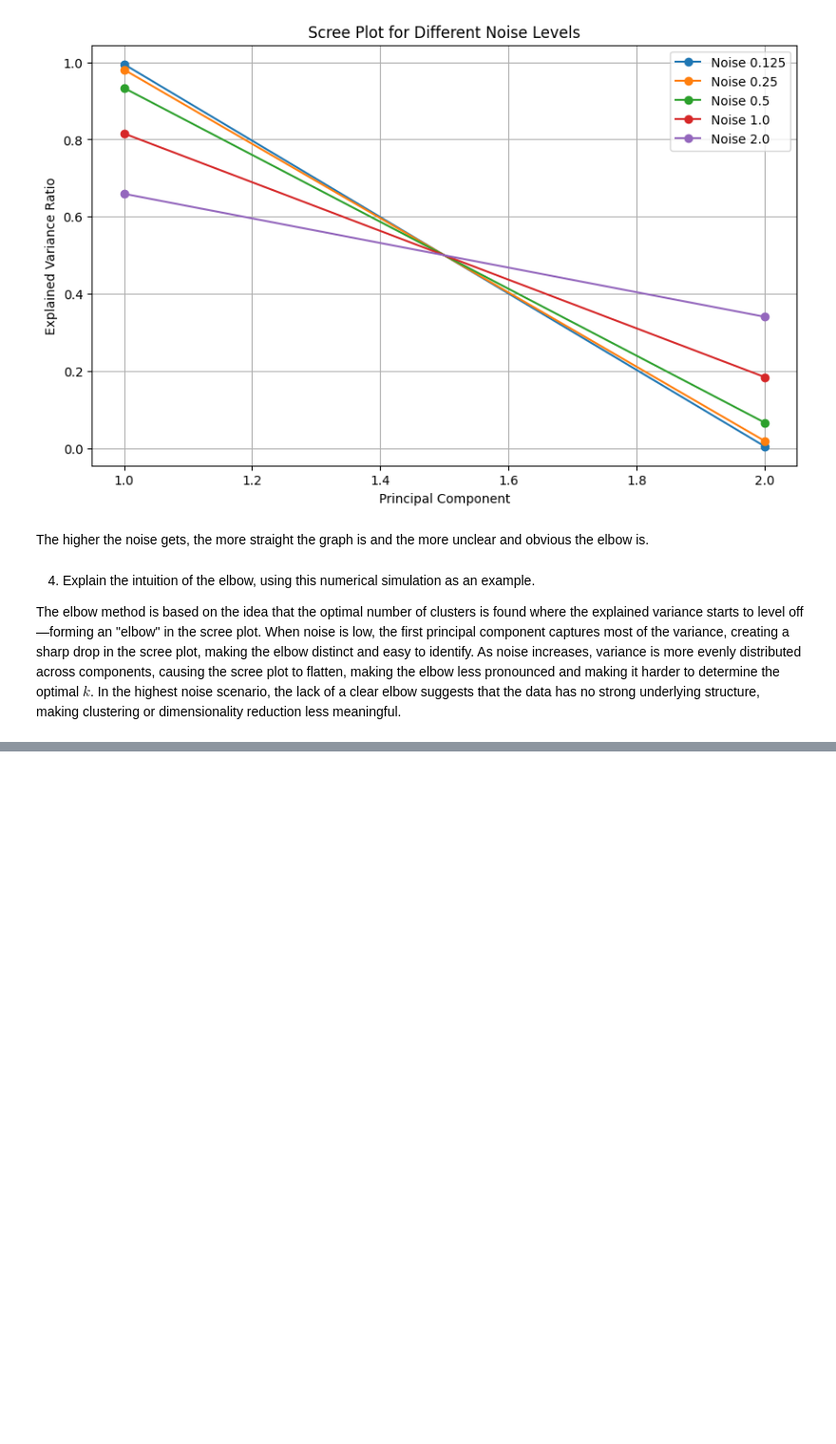
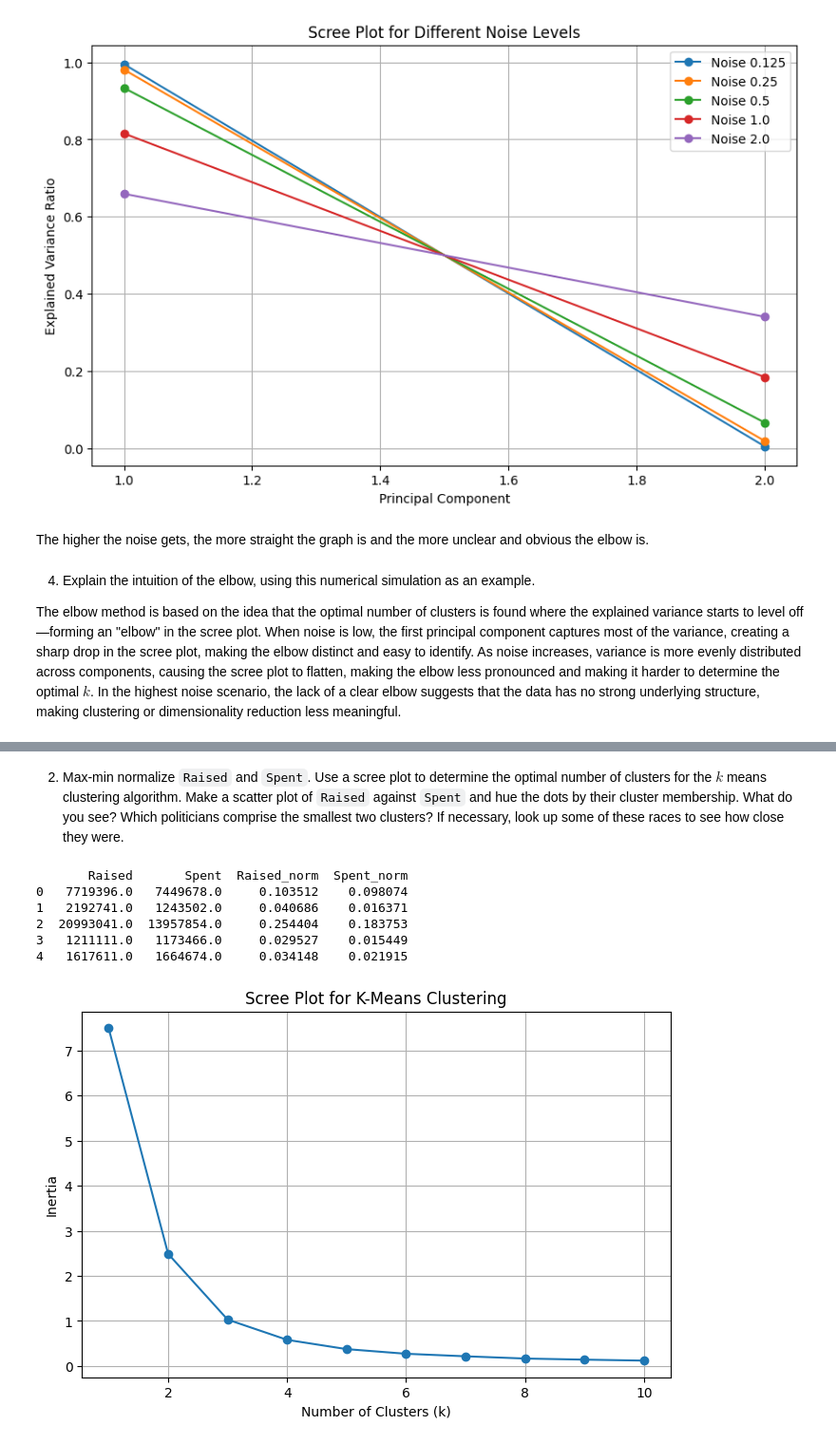
Before and after one commit to joelen4225/ds3001_assignment6, a Jupyter notebook: assignment/submission.ipynb, the cells around one changed output, grey strips where cells are left out. Shown at 95% size. Saved outputs shown, nothing was run; the diff lists cells and outputs as text; code cells hidden in the pictures; blank space fills up the shorter version.

```diff
--- a/assignment/submission.ipynb
+++ b/assignment/submission.ipynb
@@ -87,0 +92,14 @@ $k$. In the highest noise scenario, the lack of a clear elbow suggests that the
+# %%
+import pandas as pd
+
+# Loading the Data
+elec_data = pd.read_csv("./data/2022 election cycle fundraising.csv")
+
+# Columns to Clean
+dollar_columns = ["Raised", "Spent", "Cash on Hand", "Debts"]
+
+# Clean and Convert
+for col in dollar_columns:
+    elec_data[col] = elec_data[col].astype(str).str.replace("[\$,]", "", regex=True).astype(float)
+
+print(elec_data[dollar_columns].describe())
@@ -87,0 +116,42 @@ $k$. In the highest noise scenario, the lack of a clear elbow suggests that the
+# %% [markdown]
+2. Max-min normalize `Raised` and `Spent`. Use a scree plot to determine the optimal number of clusters for the $k$ means clustering algorithm. Make a scatter plot of `Raised` against `Spent` and hue the dots by their cluster membership. What do you see? Which politicians comprise the smallest two clusters? If necessary, look up some of these races to see how close they were.
+# %%
+from sklearn.preprocessing import MinMaxScaler
+
+# Initialize the Scaler
+scaler = MinMaxScaler()
+
+# Normalize 'Raised' and 'Spent'
+elec_data[['Raised_norm', 'Spent_norm']] = scaler.fit_transform(elec_data[['Raised', 'Spent']])
+
+print(elec_data[['Raised', 'Spent', 'Raised_norm', 'Spent_norm']].head())
+# %% [output]
+       Raised       Spent  Raised_norm  Spent_norm
+0   7719396.0   7449678.0     0.103512    0.098074
+1   2192741.0   1243502.0     0.040686    0.016371
+2  20993041.0  13957854.0     0.254404    0.183753
+3   1211111.0   1173466.0     0.029527    0.015449
+4   1617611.0   1664674.0     0.034148    0.021915
+# %%
+import numpy as np
+import matplotlib.pyplot as plt
+from sklearn.cluster import KMeans
+
+inertia = []
+k_values = range(1, 11)
+
+for k in k_values:
+    kmeans = KMeans(n_clusters=k, random_state=42, n_init=10)
+    kmeans.fit(elec_data[['Raised_norm', 'Spent_norm']])
+    inertia.append(kmeans.inertia_)
+
+# Plot Scree
+plt.figure(figsize=(8, 5))
+plt.plot(k_values, inertia, marker='o', linestyle='-')
+plt.xlabel("Number of Clusters (k)")
+plt.ylabel("Inertia")
+plt.title("Scree Plot for K-Means Clustering")
+plt.grid()
+plt.show()
+# %% [output]
+[figure, added]
```
Also changed, not shown: parts of 10 cells of this notebook.
